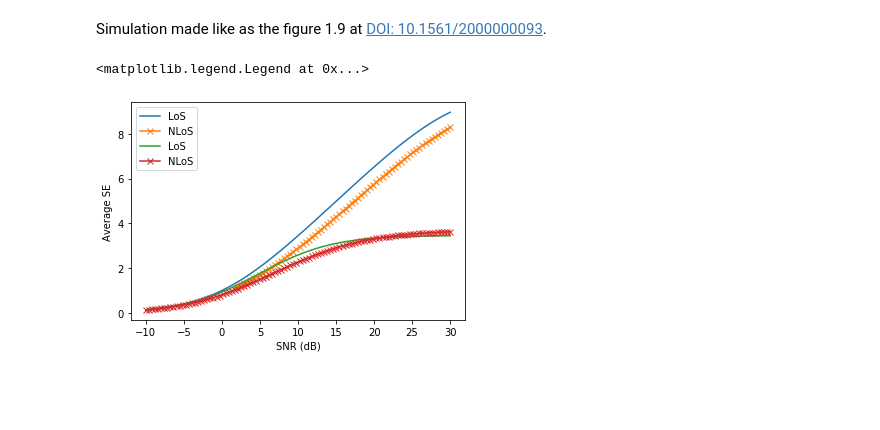
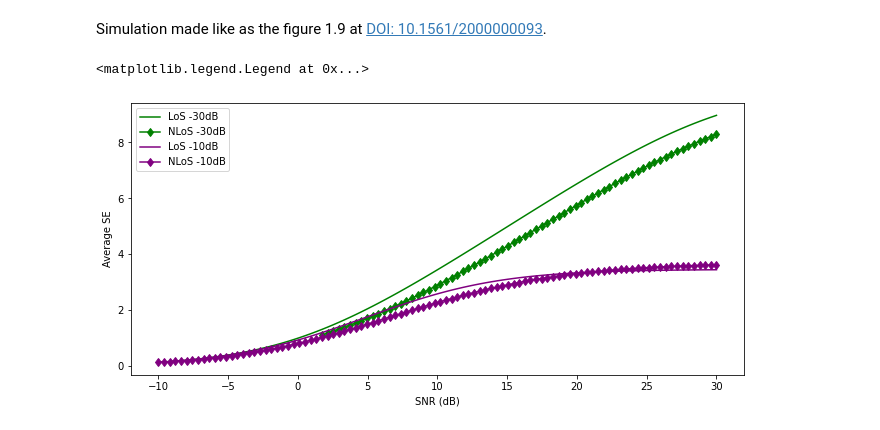
Before and after one commit to gabrielbopi/cellfree_ic, a Jupyter notebook: Gabriel/SE_analytical.ipynb, the cells around one changed output. Saved outputs shown, nothing was run; the diff lists cells and outputs as text; code cells hidden in the pictures; blank space fills up the shorter version.

```diff
--- a/Gabriel/SE_analytical.ipynb
+++ b/Gabriel/SE_analytical.ipynb
@@ -21,26 +21,33 @@ min_ = -10; max_ = 30
 SNRmin = inv_db(min_)
 SNRmax = inv_db(max_);
 # %%
-beta = inv_db(np.array([-30, -10]))
+beta_db = np.array([-30, -10])
+beta = inv_db(beta_db)
 SNR0_db = np.linspace(min_, max_, num=n_sample)
 SNR0 = inv_db(SNR0_db)
 
 SNR0_inv = 1/SNR0
 # %%
+color = ['green','purple']
+i = 0
+plt.subplots(figsize = (11,5))
 for b in beta:#beta = {-30db,-10db}
     SNR0_invb = SNR0_inv/b
     #SE0LoS:
     SE0LoS = np.log2(1+1/(b+SNR0_inv))
 
     #SE0NLoS:
     SE0NLoS = (np.exp(SNR0_inv)*sc.expn(1, SNR0_inv) - np.exp(SNR0_invb)*sc.expn(1, SNR0_invb))/(np.log(2)*(1-b))
 
     #Plot
     plt.xlabel('SNR (dB)')
-    plt.plot(SNR0_db, SE0LoS, label = 'LoS')
-    plt.plot(SNR0_db,SE0NLoS, label = 'NLoS', marker = 'x')
+    label = 'LoS {}dB'.format(beta_db[i])
+    plt.plot(SNR0_db, SE0LoS, label = label, color = color[i])
+    label = 'NLoS {}dB'.format(beta_db[i])
+    plt.plot(SNR0_db,SE0NLoS, label = label, color = color[i], marker = 'd')
     plt.ylabel('Average SE')
+    i += 1
 plt.legend()
 # %% [output]
 <matplotlib.legend.Legend at 0x...>
-[figure, old version]
+[figure, new version]
```
Also changed, not shown: 1 other file.
